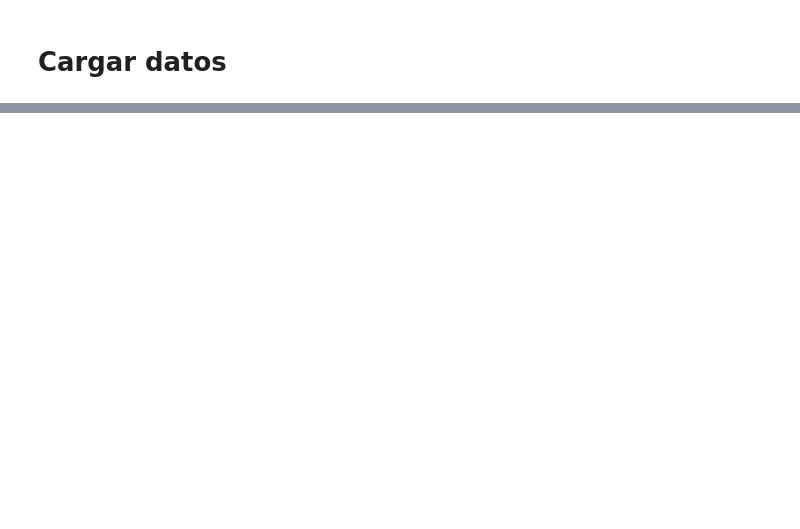
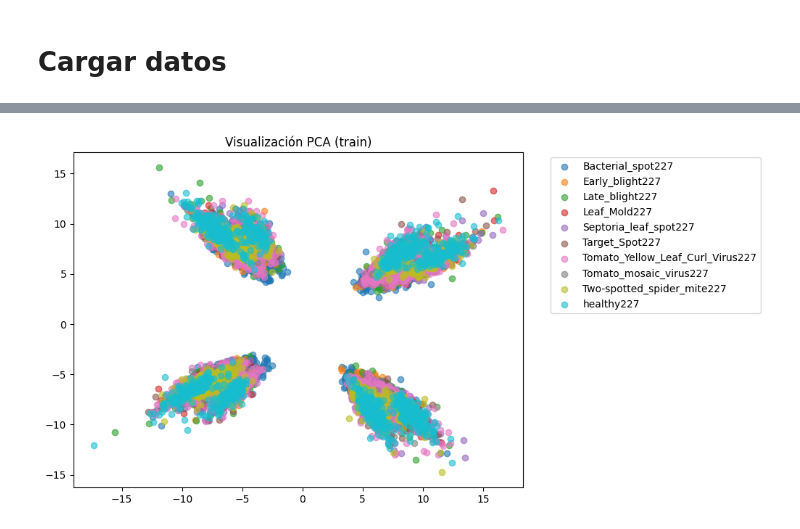
Before and after one commit to 1Enrique9/Ciencia-de-Datos, a Jupyter notebook: 7mo/Datos_Masivos_2/Tareas/T3/Codigo.ipynb, the cells around one changed output, grey strips where cells are left out. Saved outputs shown, nothing was run; the diff lists cells and outputs as text; code cells hidden in the pictures; blank space fills up the shorter version.

```diff
--- a/7mo/Datos_Masivos_2/Tareas/T3/Codigo.ipynb
+++ b/7mo/Datos_Masivos_2/Tareas/T3/Codigo.ipynb
@@ -30,0 +58,15 @@ Total de imágenes cargadas: 1702
+# %%
+# --- Comparar similitud (distancia euclidiana promedio entre clases) ---
+from scipy.spatial.distance import cdist
+
+dist_matrix = cdist(X_test, X_train, metric="euclidean")
+
+# Para cada clase de test, vemos la clase de train más cercana
+closest = []
+for i, cls in enumerate(y_test):
+    idx_min = dist_matrix[i].argmin()
+    closest.append((cls, y_train[idx_min]))
+
+print("\nMapeo aproximado de clases test → train:")
+for t, tr in closest[:]:  # mostramos los primeros 20 ejemplos
+    print(f"{t:20s} → {tr}")
@@ -30,0 +91,18 @@ Total de imágenes cargadas: 1702
+# %%
+from sklearn.decomposition import PCA, NMF, TruncatedSVD
+import matplotlib.pyplot as plt
+
+# --- PCA ---
+pca = PCA(n_components=2)
+X_train_pca = pca.fit_transform(X_train)
+X_test_pca = pca.transform(X_test)
+
+plt.figure(figsize=(8,6))
+for cls in np.unique(y_train):
+    idx = y_train == cls
+    plt.scatter(X_train_pca[idx,0], X_train_pca[idx,1], label=cls, alpha=0.6)
+plt.legend(bbox_to_anchor=(1.05,1), loc="upper left")
+plt.title("Visualización PCA (train)")
+plt.show()
+# %% [output]
+[figure, added]
```
Also changed, not shown: parts of 15 cells of this notebook.
